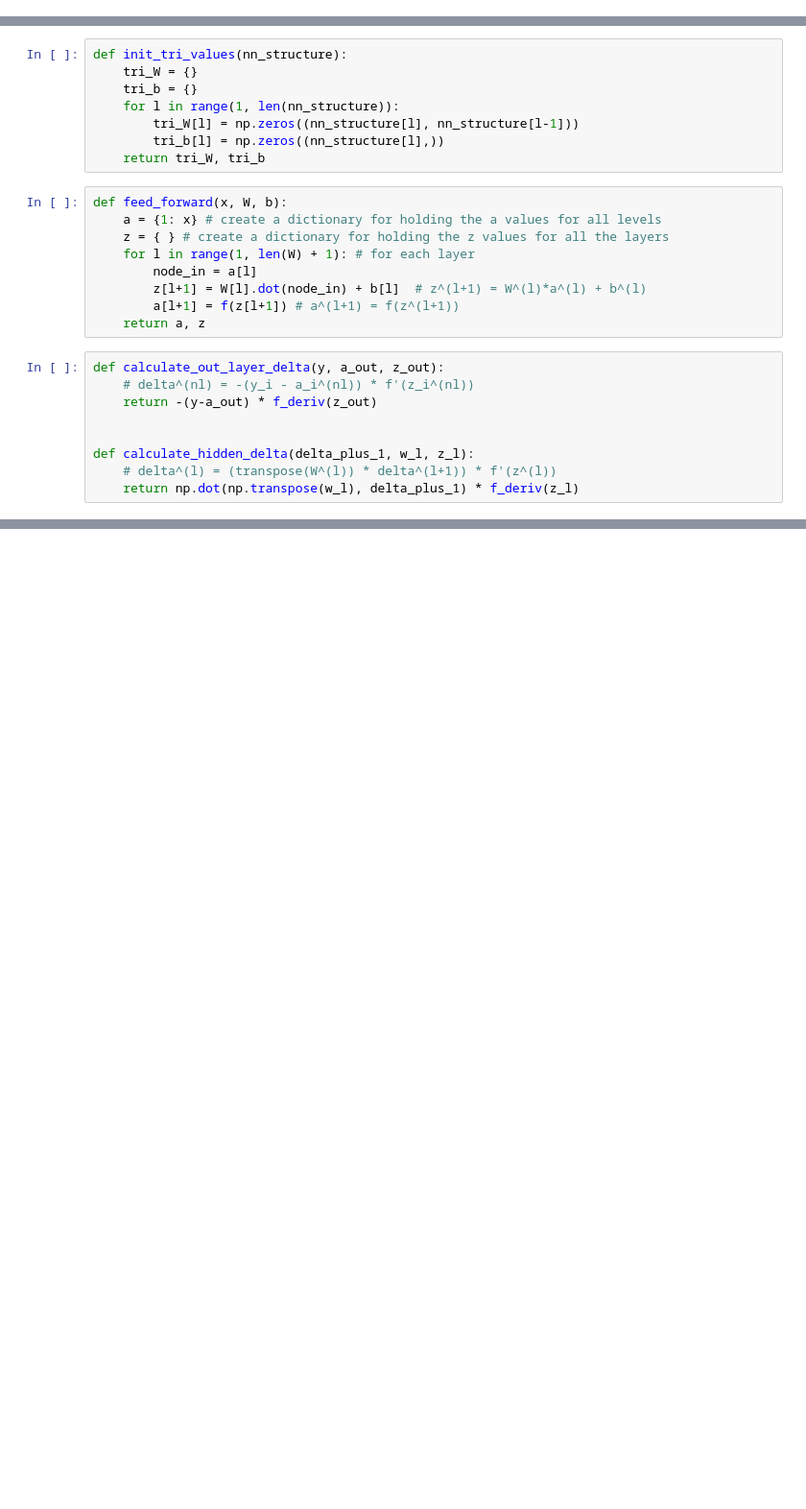
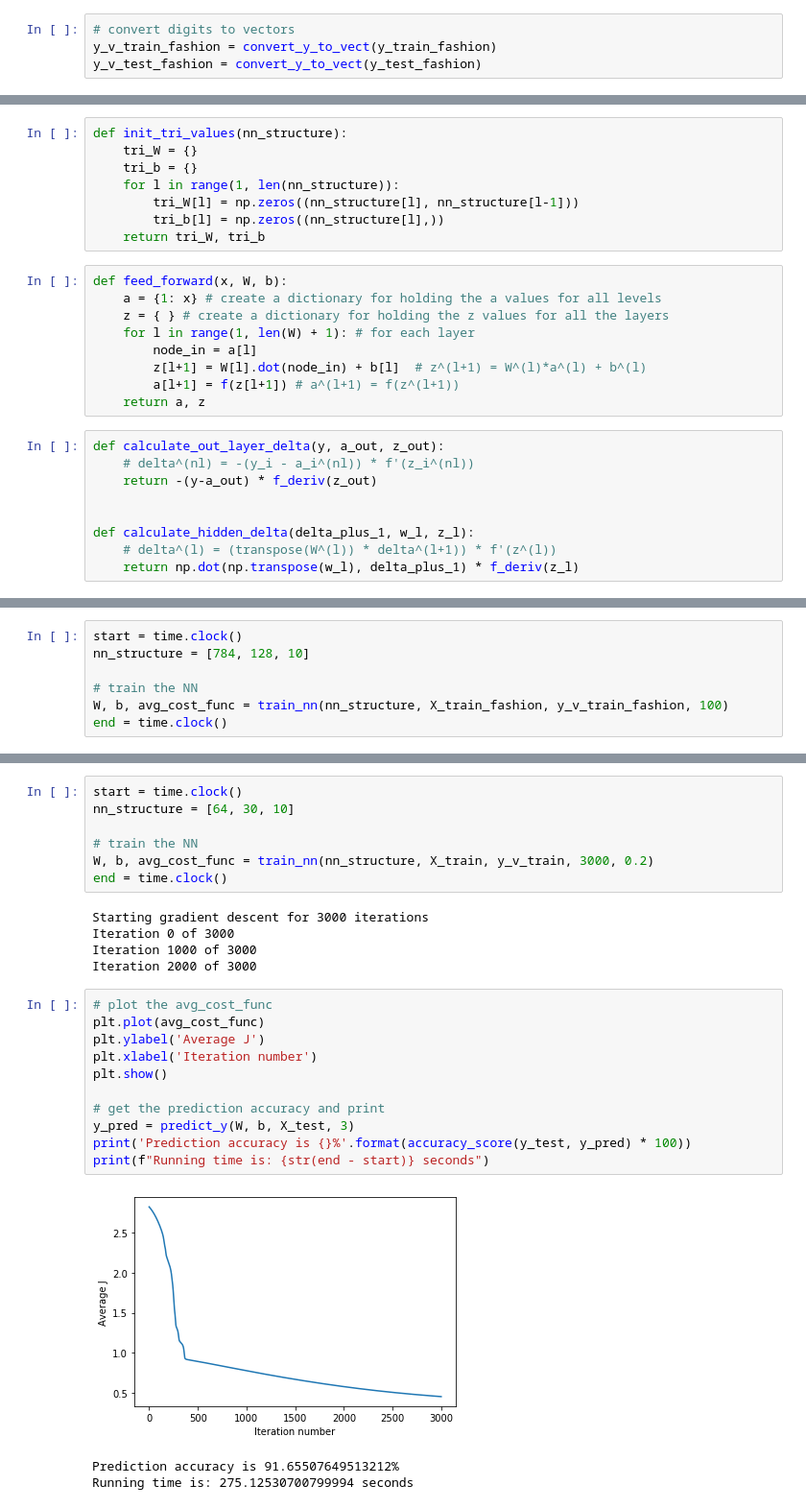
Before and after one commit to YiheWang/NYU-CS-6923-MLFinalProject, a Jupyter notebook: naive_implementation.ipynb, the cells around one changed output, grey strips where cells are left out. Shown at 96% size. Cells and saved outputs as stored; diff of their text form; blank space fills up the shorter version.

```diff
--- a/naive_implementation.ipynb
+++ b/naive_implementation.ipynb
@@ -89,3 +109,7 @@ print(y_v_train[0:4])
+# %%
+# convert digits to vectors
+y_v_train_fashion = convert_y_to_vect(y_train_fashion)
+y_v_test_fashion = convert_y_to_vect(y_test_fashion)
 # %% [markdown]
 ### The activation function and its derivative
 
@@ -189,0 +253,7 @@ end = time.clock()
+# %%
+start = time.clock()
+nn_structure = [784, 128, 10]
+
+# train the NN
+W, b, avg_cost_func = train_nn(nn_structure, X_train_fashion, y_v_train_fashion, 100)
+end = time.clock()
@@ -189,0 +325,27 @@ end = time.clock()
+# %%
+start = time.clock()
+nn_structure = [64, 30, 10]
+
+# train the NN
+W, b, avg_cost_func = train_nn(nn_structure, X_train, y_v_train, 3000, 0.2)
+end = time.clock()
+# %% [output]
+Starting gradient descent for 3000 iterations
+Iteration 0 of 3000
+Iteration 1000 of 3000
+Iteration 2000 of 3000
+# %%
+# plot the avg_cost_func
+plt.plot(avg_cost_func)
+plt.ylabel('Average J')
+plt.xlabel('Iteration number')
+plt.show()
+
+# get the prediction accuracy and print
+y_pred = predict_y(W, b, X_test, 3)
+print('Prediction accuracy is {}%'.format(accuracy_score(y_test, y_pred) * 100))
+print(f"Running time is: {str(end - start)} seconds")
+# %% [output]
+[figure, added]
+Prediction accuracy is 91.65507649513212%
+Running time is: 275.12530700799994 seconds
```
Also changed, not shown: parts of 19 cells of this notebook, 4 other files.
